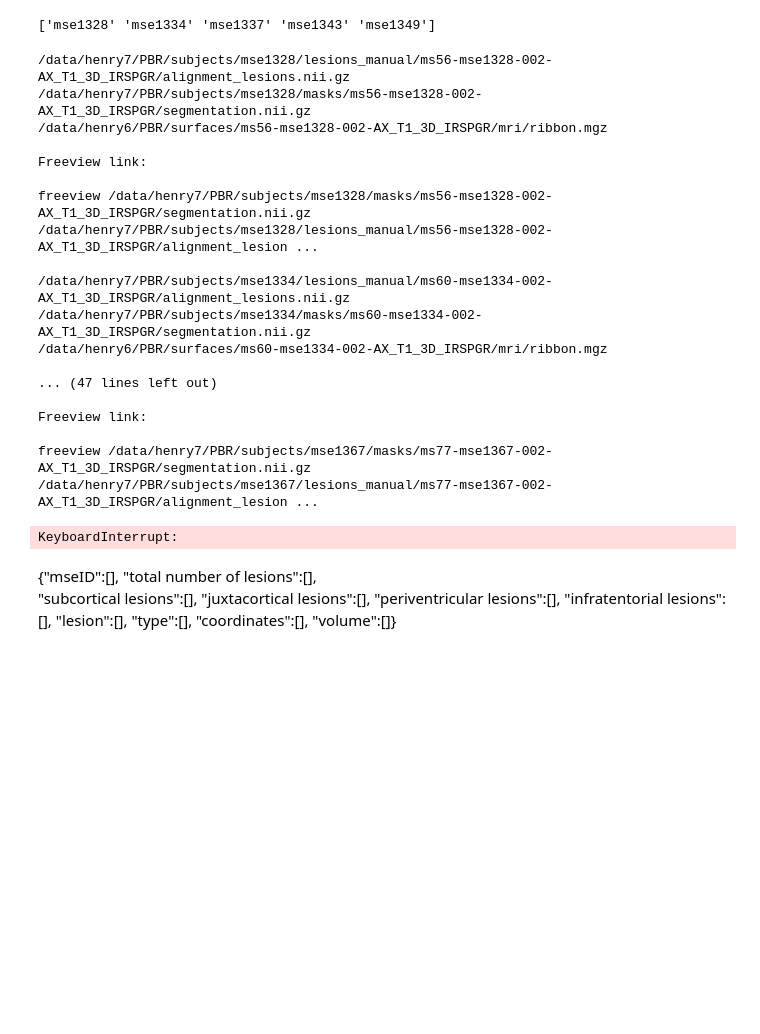
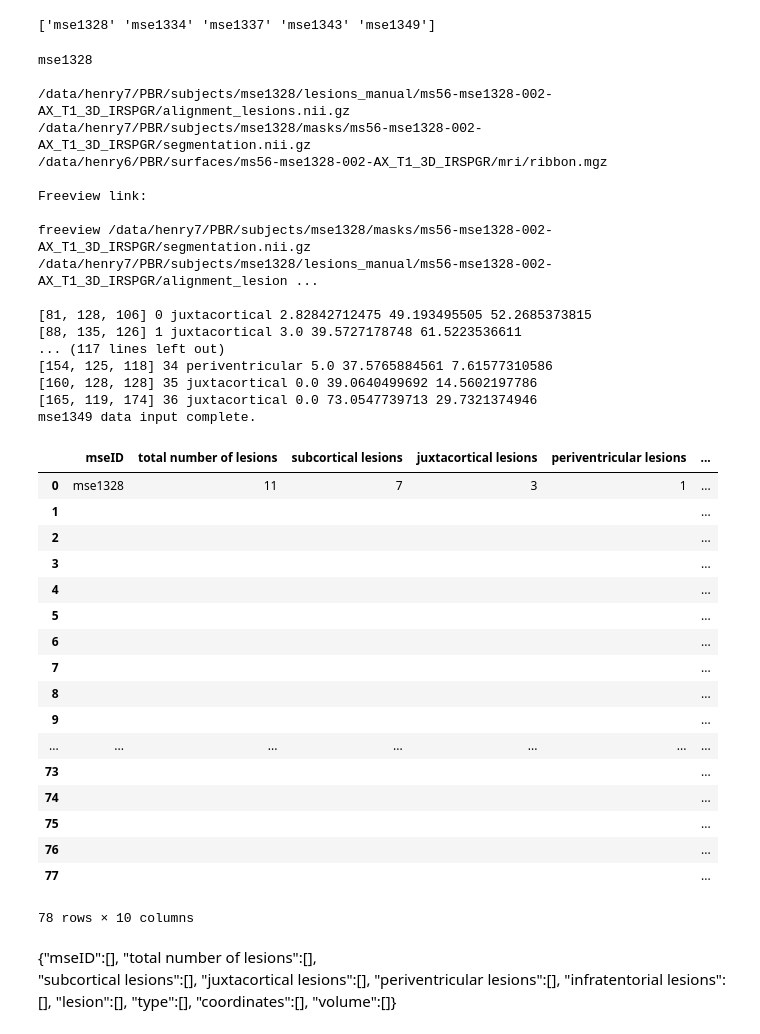
Before and after one commit to mahirhkhan/lesion_label, a Jupyter notebook: starter_notebookMK.ipynb, the cells around one changed output. Cells and saved outputs as stored; diff of their text form; code cells hidden in the pictures; blank space fills up the shorter version.

```diff
--- a/starter_notebookMK.ipynb
+++ b/starter_notebookMK.ipynb
@@ -39,7 +39,8 @@ print subjects[:5]
 for numsubjects in range(len(subjects)):
 
     ## Set variables to lesion/segmentation files, freeview cmdline copy and paste
-
+    print subjects[numsubjects]
+    print
     for les_file in glob.glob("/data/henry7/PBR/subjects/%s/lesions_manual/*/alignment_lesions.nii.gz" % subjects[numsubjects]):
         print les_file
     for seg_file in glob.glob("/data/henry7/PBR/subjects/%s/masks/*/segmentation.nii.gz" % subjects[numsubjects]):
@@ -47,11 +48,8 @@ for numsubjects in range(len(subjects)):
     for gm_file in glob.glob("/data/henry6/PBR/surfaces/*%s*/mri/ribbon.mgz" % subjects[numsubjects]):
         print gm_file
 
-    print
-    print "Freeview link:"
-    print
-    print "freeview", seg_file, les_file, gm_file
-    print
+    print; print "Freeview link:"; print
+    print "freeview", seg_file, les_file, gm_file; print
 
     ## Obtain affines
 
@@ -302,7 +300,7 @@ for numsubjects in range(len(subjects)):
     ## Classifying lesions by lowest Euclidean distance
 
     min_val_jux = 3.0    #threshold for juxtacortical lesion's distance to gray matter
-    min_val_per = 6.0    #threahold for periventricular lesion's distance to ventricle
+    min_val_per = 7.5    #threahold for periventricular lesion's distance to ventricle
     min_val_mb = 6.0     #threshold for infratentorial lesion's distance to midbrain
     les_type = []
 
@@ -318,7 +316,7 @@ for numsubjects in range(len(subjects)):
             lesion_type = "infratentorial"
         else:
             lesion_type = "subcortical"
-        #print les_averages[x], x, lesion_type, gm_min, mb_min, v_min
+        print les_averages[x], x, lesion_type, gm_min, mb_min, v_min
         les_type.append(lesion_type)
 
 
@@ -354,50 +352,62 @@ for numsubjects in range(len(subjects)):
             all_sub_results["subcortical lesions"].append("")
             all_sub_results["juxtacortical lesions"].append("")
             all_sub_results["periventricular lesions"].append("")
             all_sub_results["infratentorial lesions"].append("")
             all_sub_results["lesion"].append(count+1)
             all_sub_results["type"].append(les_type[count])
             all_sub_results["center coordinates"].append(str(les_averages[count]))
             all_sub_results["volume"].append(len(lesions[count]))
+    print subjects[numsubjects], "data input complete."
 #print all_sub_results
 
 sub_results = pd.DataFrame(all_sub_results,columns=["mseID",
                                                     "total number of lesions",
                                                     "subcortical lesions",
                                                     "juxtacortical lesions",
                                                     "periventricular lesions",
                                                     "infratentorial lesions",
                                                     "lesion",
                                                     "type",
                                                     "center coordinates",
                                                     "volume"])
-sub_results_nolesion = pd.DataFrame(all_sub_results,usecols=["mseID",
-                                                            "total number of lesions",
-                                                            "subcortical lesions",
-                                                            "juxtacortical lesions",
-                                                            "periventricular lesions",
-                                                            "infratentorial lesions",],
-                                    skip_blank_lines=True)
+sub_results.to_csv('/home/mkhan/lesion_info.csv')
 sub_results
 # %% [output]
+mse1328
+
 /data/henry7/PBR/subjects/mse1328/lesions_manual/ms56-mse1328-002-AX_T1_3D_IRSPGR/alignment_lesions.nii.gz
 /data/henry7/PBR/subjects/mse1328/masks/ms56-mse1328-002-AX_T1_3D_IRSPGR/segmentation.nii.gz
 /data/henry6/PBR/surfaces/ms56-mse1328-002-AX_T1_3D_IRSPGR/mri/ribbon.mgz
 
 Freeview link:
 
 freeview /data/henry7/PBR/subjects/mse1328/masks/ms56-mse1328-002-AX_T1_3D_IRSPGR/segmentation.nii.gz /data/henry7/PBR/subjects/mse1328/lesions_manual/ms56-mse1328-002-AX_T1_3D_IRSPGR/alignment_lesion ...
 
-/data/henry7/PBR/subjects/mse1334/lesions_manual/ms60-mse1334-002-AX_T1_3D_IRSPGR/alignment_lesions.nii.gz
-/data/henry7/PBR/subjects/mse1334/masks/ms60-mse1334-002-AX_T1_3D_IRSPGR/segmentation.nii.gz
-/data/henry6/PBR/surfaces/ms60-mse1334-002-AX_T1_3D_IRSPGR/mri/ribbon.mgz
-
-... (47 lines left out)
-
-Freeview link:
-
-freeview /data/henry7/PBR/subjects/mse1367/masks/ms77-mse1367-002-AX_T1_3D_IRSPGR/segmentation.nii.gz /data/henry7/PBR/subjects/mse1367/lesions_manual/ms77-mse1367-002-AX_T1_3D_IRSPGR/alignment_lesion ...
+[81, 128, 106] 0 juxtacortical 2.82842712475 49.193495505 52.2685373815
+[88, 135, 126] 1 juxtacortical 3.0 39.5727178748 61.5223536611
+... (117 lines left out)
+[154, 125, 118] 34 periventricular 5.0 37.5765884561 7.61577310586
+[160, 128, 128] 35 juxtacortical 0.0 39.0640499692 14.5602197786
+[165, 119, 174] 36 juxtacortical 0.0 73.0547739713 29.7321374946
+mse1349 data input complete.
+|  | mseID | total number of lesions | subcortical lesions | juxtacortical lesions | periventricular lesions | ... |
+| 0 | mse1328 | 11 | 7 | 3 | 1 | ... |
+| 1 |  |  |  |  |  | ... |
+| 2 |  |  |  |  |  | ... |
+| 3 |  |  |  |  |  | ... |
+| 4 |  |  |  |  |  | ... |
+| 5 |  |  |  |  |  | ... |
+| 6 |  |  |  |  |  | ... |
+| 7 |  |  |  |  |  | ... |
+| 8 |  |  |  |  |  | ... |
+| 9 |  |  |  |  |  | ... |
+| ... | ... | ... | ... | ... | ... | ... |
+| 73 |  |  |  |  |  | ... |
+| 74 |  |  |  |  |  | ... |
+| 75 |  |  |  |  |  | ... |
+| 76 |  |  |  |  |  | ... |
+| 77 |  |  |  |  |  | ... |
-KeyboardInterrupt:
+78 rows × 10 columns
 # %% [markdown]
 {"mseID":[],
 "total number of lesions":[],
```
